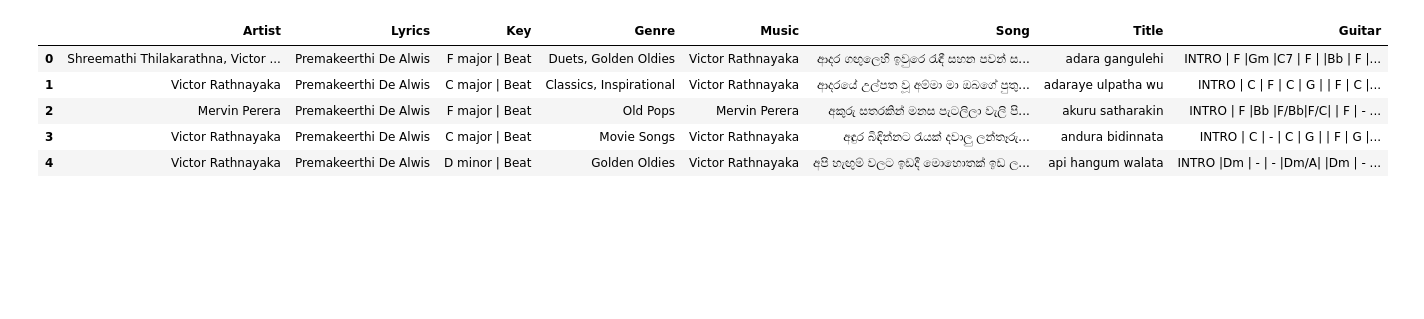
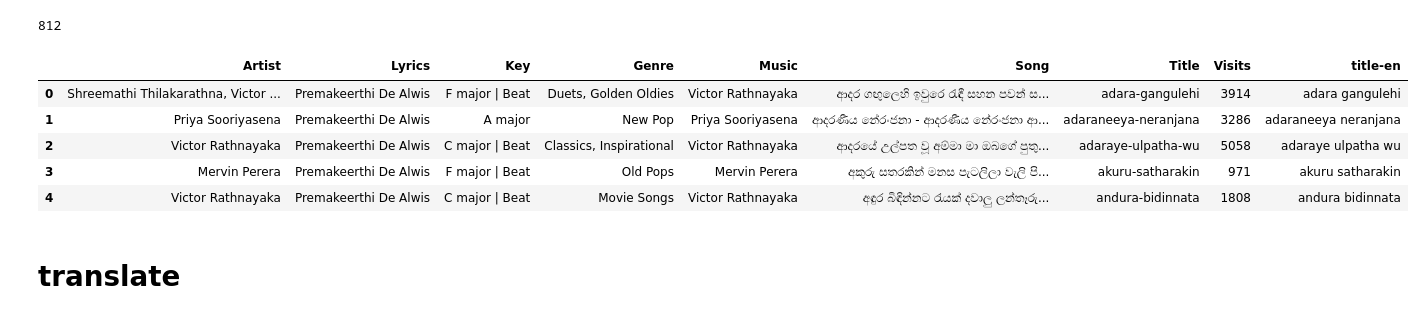
Before and after one commit to bhanukad610/Sinhala-Song-Lyrics-Search-Engine, a Jupyter notebook: Translate.ipynb, the cells around one changed output. Drawn from its saved outputs; the diff is of its cells as text; code cells hidden in the pictures; blank space fills up the shorter version.

Commit message:
translate

```diff
--- a/Translate.ipynb
+++ b/Translate.ipynb
@@ -5,3 +11,5 @@ drive.mount('/content/drive')
 import json
 import csv
 import pandas as pd
+# %%
+df_en = pd.read_csv('/content/drive/My Drive/Semester 7/IR/songs_corpus_with_english_final.csv')
@@ -7,0 +18,11 @@ import pandas as pd
+# %%
+df_title = []
+for title in df_en['Title']:
+    df_title.append(title.replace("-", " "))
+df_en['title-en'] = df_title
+# %%
+df_en = df_en.drop(columns='Guitar')
+# %%
+len(df_en)
+# %% [output]
+812
@@ -8,3 +35,14 @@ import pandas as pd
+# %%
+df_en.head()
+# %% [output]
+|  | Artist | Lyrics | Key | Genre | Music | Song | Title | Visits | title-en |
+| 0 | Shreemathi Thilakarathna, Victor ... | Premakeerthi De Alwis | F major | Beat | Duets, Golden Oldies | Victor Rathnayaka | ආදර ගඟුලෙහි ඉවුරෙ රැඳී සහන පවන් ස... | adara-gangulehi | 3914 | adara gangulehi |
+| 1 | Priya Sooriyasena | Premakeerthi De Alwis | A major | New Pop | Priya Sooriyasena | ආදරණීය නේරංජනා - ආදරණීය නේරංජනා ආ... | adaraneeya-neranjana | 3286 | adaraneeya neranjana |
+| 2 | Victor Rathnayaka | Premakeerthi De Alwis | C major | Beat | Classics, Inspirational | Victor Rathnayaka | ආදරයේ උල්පත වූ අම්මා මා ඔබගේ පුතු... | adaraye-ulpatha-wu | 5058 | adaraye ulpatha wu |
+| 3 | Mervin Perera | Premakeerthi De Alwis | F major | Beat | Old Pops | Mervin Perera | අකුරු සතරකින් මනස පැටලිලා වැලි පි... | akuru-satharakin | 971 | akuru satharakin |
+| 4 | Victor Rathnayaka | Premakeerthi De Alwis | C major | Beat | Movie Songs | Victor Rathnayaka | අඳුර බිඳින්නට රැයක් දවාලු ලන්තෑරු... | andura-bidinnata | 1808 | andura bidinnata |
+# %% [markdown]
+# translate
 # %%
 !pip install googletrans
 # %%
@@ -25,12 +61,3 @@ df['Title'] = df_title
-# %%
-df.head()
-# %% [output]
-|  | Artist | Lyrics | Key | Genre | Music | Song | Title | Guitar |
-| 0 | Shreemathi Thilakarathna, Victor ... | Premakeerthi De Alwis | F major | Beat | Duets, Golden Oldies | Victor Rathnayaka | ආදර ගඟුලෙහි ඉවුරෙ රැඳී සහන පවන් ස... | adara gangulehi | INTRO | F |Gm |C7 | F | |Bb | F |... |
-| 1 | Victor Rathnayaka | Premakeerthi De Alwis | C major | Beat | Classics, Inspirational | Victor Rathnayaka | ආදරයේ උල්පත වූ අම්මා මා ඔබගේ පුතු... | adaraye ulpatha wu | INTRO | C | F | C | G | | F | C |... |
-| 2 | Mervin Perera | Premakeerthi De Alwis | F major | Beat | Old Pops | Mervin Perera | අකුරු සතරකින් මනස පැටලිලා වැලි පි... | akuru satharakin | INTRO | F |Bb |F/Bb|F/C| | F | - ... |
-| 3 | Victor Rathnayaka | Premakeerthi De Alwis | C major | Beat | Movie Songs | Victor Rathnayaka | අඳුර බිඳින්නට රැයක් දවාලු ලන්තෑරු... | andura bidinnata | INTRO | C | - | C | G | | F | G |... |
-| 4 | Victor Rathnayaka | Premakeerthi De Alwis | D minor | Beat | Golden Oldies | Victor Rathnayaka | අපි හැඟුම් වලට ඉඩදී මොහොතක්‌ ඉඩ ල... | api hangum walata | INTRO |Dm | - | - |Dm/A| |Dm | - ... |
 # %%
 cols_to_trans = ['Artist','Lyrics', 'Genre', 'Music', 'Title']
 # %%
```
Also changed, not shown: parts of 10 cells of this notebook, 3 other files.
